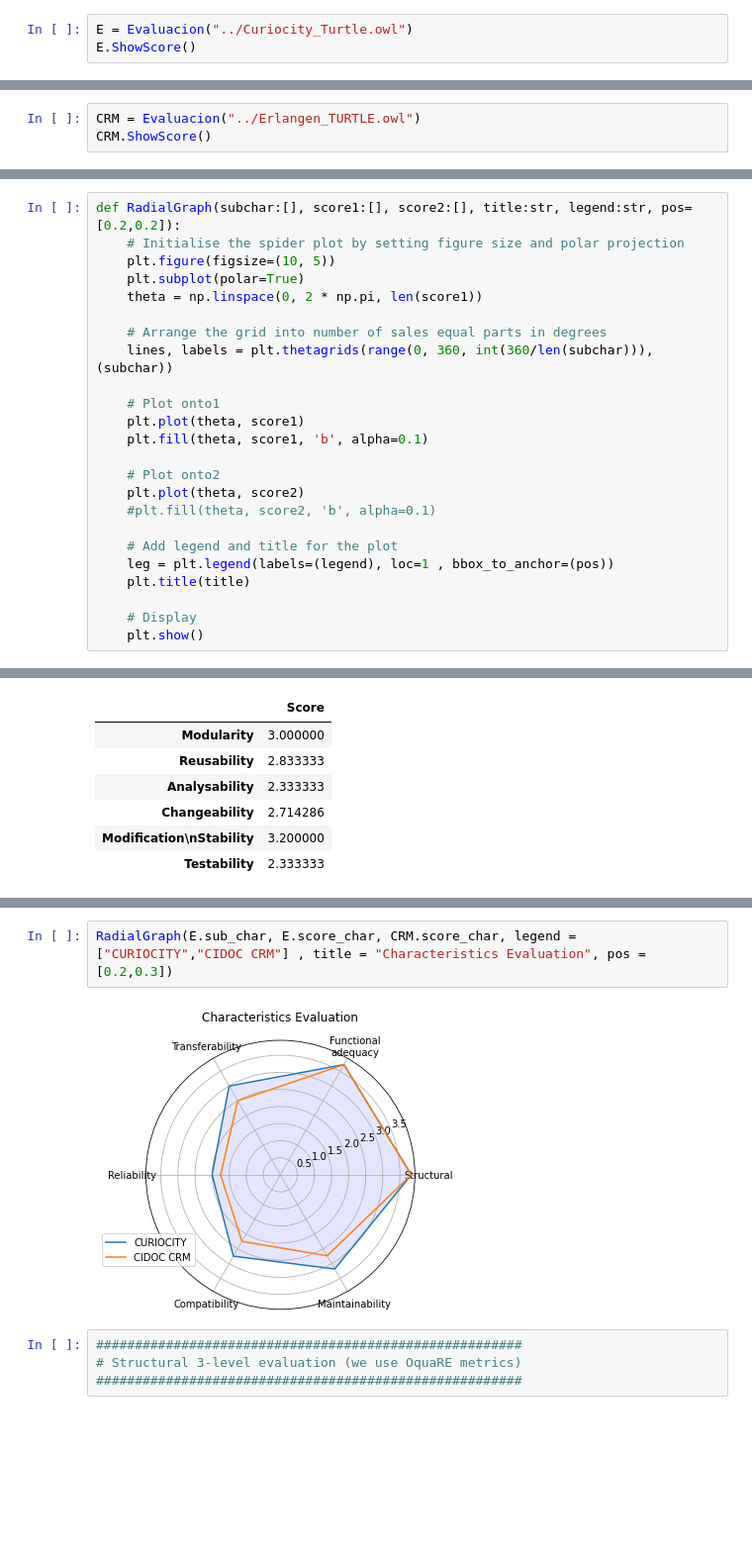
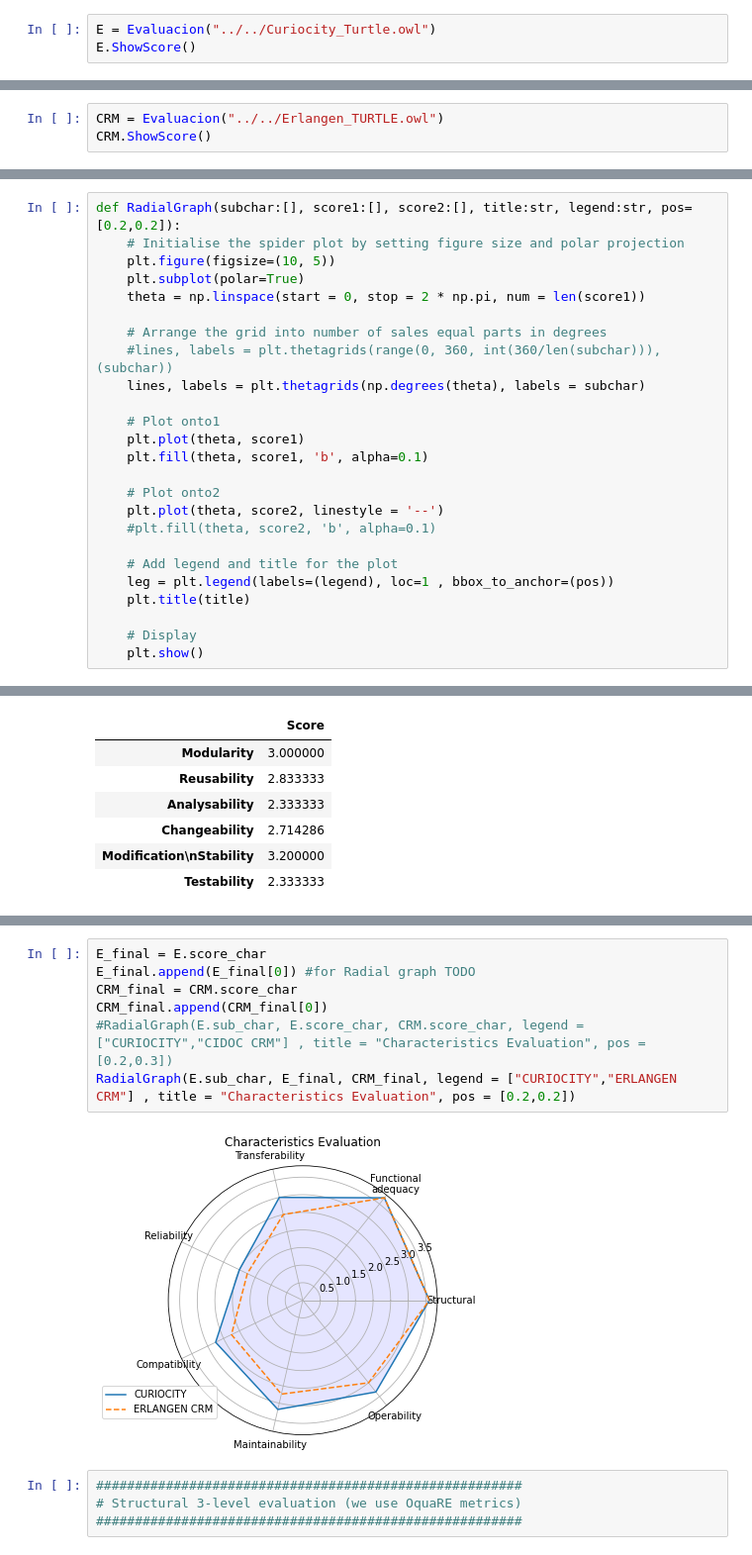
Before and after one commit to giulianodelagala/CURIOCITY, a Jupyter notebook: Evaluation/OquaRE/OquaRE.ipynb, the cells around one changed output, grey strips where cells are left out. Shown: that part at 99% size. Cells and saved outputs as stored; diff of their text form; blank space fills up the shorter version.

```diff
--- a/Evaluation/OquaRE/OquaRE.ipynb
+++ b/Evaluation/OquaRE/OquaRE.ipynb
@@ -8,7 +8,7 @@ import matplotlib.pyplot as plt
 import numpy as np
 import pandas as pd
 # %%
-E = Evaluacion("../Curiocity_Turtle.owl")
+E = Evaluacion("../../Curiocity_Turtle.owl")
 E.ShowScore()
 # %% [output]
 |  | Value | Score |
@@ -27,7 +27,7 @@ E.ShowScore()
 | ANOnto | 1.920455 | 5 |
 | TMOnto2 | 1.136364 | 5 |
 # %%
-CRM = Evaluacion("../Erlangen_TURTLE.owl")
+CRM = Evaluacion("../../Erlangen_TURTLE.owl")
 CRM.ShowScore()
 # %% [output]
 |  | Value | Score |
@@ -57,17 +57,18 @@ def RadialGraph(subchar:[], score1:[], score2:[], title:str, legend:str, pos=[0.
     # Initialise the spider plot by setting figure size and polar projection
     plt.figure(figsize=(10, 5))
     plt.subplot(polar=True)
-    theta = np.linspace(0, 2 * np.pi, len(score1))
+    theta = np.linspace(start = 0, stop = 2 * np.pi, num = len(score1))
 
     # Arrange the grid into number of sales equal parts in degrees
-    lines, labels = plt.thetagrids(range(0, 360, int(360/len(subchar))), (subchar))
+    #lines, labels = plt.thetagrids(range(0, 360, int(360/len(subchar))), (subchar))
+    lines, labels = plt.thetagrids(np.degrees(theta), labels = subchar)
 
     # Plot onto1
     plt.plot(theta, score1)
     plt.fill(theta, score1, 'b', alpha=0.1)
 
     # Plot onto2
-    plt.plot(theta, score2)
+    plt.plot(theta, score2, linestyle = '--')
     #plt.fill(theta, score2, 'b', alpha=0.1)
 
     # Add legend and title for the plot
@@ -208,7 +220,12 @@ pd.DataFrame(CRM.score_char[:-1], index=CRM.sub_char, columns=['Score'])
 # %%
-RadialGraph(E.sub_char, E.score_char, CRM.score_char, legend = ["CURIOCITY","CIDOC CRM"] , title = "Characteristics Evaluation", pos = [0.2,0.3])
+E_final = E.score_char
+E_final.append(E_final[0]) #for Radial graph TODO
+CRM_final = CRM.score_char
+CRM_final.append(CRM_final[0])
+#RadialGraph(E.sub_char, E.score_char, CRM.score_char, legend = ["CURIOCITY","CIDOC CRM"] , title = "Characteristics Evaluation", pos = [0.2,0.3])
+RadialGraph(E.sub_char, E_final, CRM_final, legend = ["CURIOCITY","ERLANGEN CRM"] , title = "Characteristics Evaluation", pos = [0.2,0.2])
 # %% [output]
-[figure, old version]
+[figure, new version]
 # %%
 #######################################################
 # Structural 3-level evaluation (we use OquaRE metrics)
```
Also changed, not shown: parts of 10 cells of this notebook, 1 other file.
